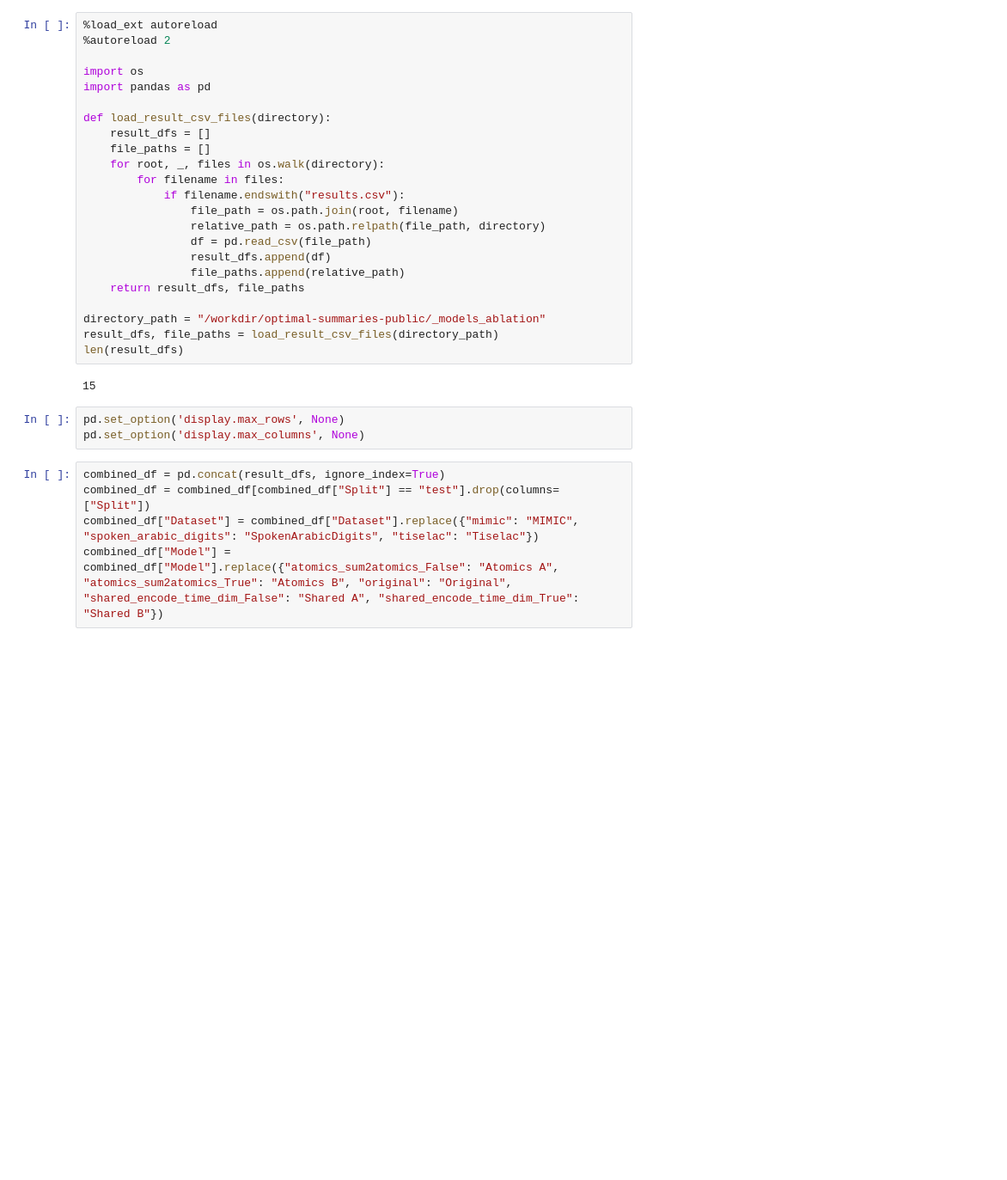
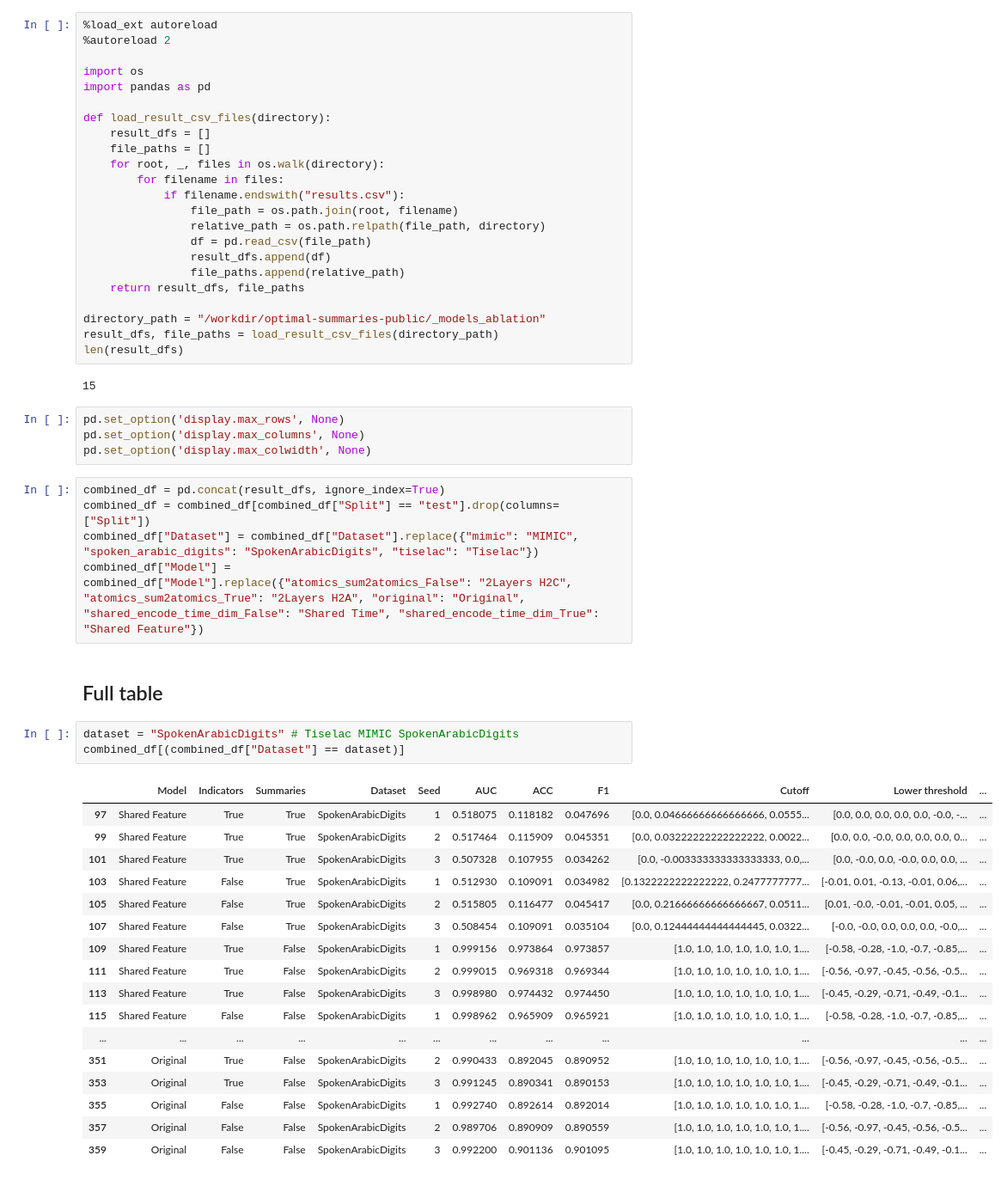
Before and after one commit to KevinArmbruster/optimal-summaries-public, a Jupyter notebook: scripts/combine_results_ablation.ipynb, the cells around one changed output. Shown at 86% size. Drawn from its saved outputs; the diff is of its cells as text; blank space fills up the shorter version.

```diff
--- a/scripts/combine_results_ablation.ipynb
+++ b/scripts/combine_results_ablation.ipynb
@@ -26,8 +26,32 @@ len(result_dfs)
 # %%
 pd.set_option('display.max_rows', None)
 pd.set_option('display.max_columns', None)
+pd.set_option('display.max_colwidth', None)
 # %%
 combined_df = pd.concat(result_dfs, ignore_index=True)
 combined_df = combined_df[combined_df["Split"] == "test"].drop(columns=["Split"])
 combined_df["Dataset"] = combined_df["Dataset"].replace({"mimic": "MIMIC", "spoken_arabic_digits": "SpokenArabicDigits", "tiselac": "Tiselac"})
-combined_df["Model"] = combined_df["Model"].replace({"atomics_sum2atomics_False": "Atomics A", "atomics_sum2atomics_True": "Atomics B", "original": "Original", "shared_encode_time_dim_False": "Shared A", "shared_encode_time_dim_True": "Shared B"})
+combined_df["Model"] = combined_df["Model"].replace({"atomics_sum2atomics_False": "2Layers H2C", "atomics_sum2atomics_True": "2Layers H2A", "original": "Original", "shared_encode_time_dim_False": "Shared Time", "shared_encode_time_dim_True": "Shared Feature"})
+# %% [markdown]
+## Full table
+# %%
+dataset = "SpokenArabicDigits" # Tiselac MIMIC SpokenArabicDigits
+combined_df[(combined_df["Dataset"] == dataset)]
+# %% [output]
+|  | Model | Indicators | Summaries | Dataset | Seed | AUC | ACC | F1 | Cutoff | Lower threshold | ... |
+| 97 | Shared Feature | True | True | SpokenArabicDigits | 1 | 0.518075 | 0.118182 | 0.047696 | [0.0, 0.04666666666666666, 0.0555... | [0.0, 0.0, 0.0, 0.0, 0.0, -0.0, -... | ... |
+| 99 | Shared Feature | True | True | SpokenArabicDigits | 2 | 0.517464 | 0.115909 | 0.045351 | [0.0, 0.03222222222222222, 0.0022... | [0.0, 0.0, -0.0, 0.0, 0.0, 0.0, 0... | ... |
+| 101 | Shared Feature | True | True | SpokenArabicDigits | 3 | 0.507328 | 0.107955 | 0.034262 | [0.0, -0.003333333333333333, 0.0,... | [0.0, -0.0, 0.0, -0.0, 0.0, 0.0, ... | ... |
+| 103 | Shared Feature | False | True | SpokenArabicDigits | 1 | 0.512930 | 0.109091 | 0.034982 | [0.1322222222222222, 0.2477777777... | [-0.01, 0.01, -0.13, -0.01, 0.06,... | ... |
+| 105 | Shared Feature | False | True | SpokenArabicDigits | 2 | 0.515805 | 0.116477 | 0.045417 | [0.0, 0.21666666666666667, 0.0511... | [0.01, -0.0, -0.01, -0.01, 0.05, ... | ... |
+| 107 | Shared Feature | False | True | SpokenArabicDigits | 3 | 0.508454 | 0.109091 | 0.035104 | [0.0, 0.12444444444444445, 0.0322... | [-0.0, -0.0, 0.0, 0.0, 0.0, -0.0,... | ... |
+| 109 | Shared Feature | True | False | SpokenArabicDigits | 1 | 0.999156 | 0.973864 | 0.973857 | [1.0, 1.0, 1.0, 1.0, 1.0, 1.0, 1.... | [-0.58, -0.28, -1.0, -0.7, -0.85,... | ... |
+| 111 | Shared Feature | True | False | SpokenArabicDigits | 2 | 0.999015 | 0.969318 | 0.969344 | [1.0, 1.0, 1.0, 1.0, 1.0, 1.0, 1.... | [-0.56, -0.97, -0.45, -0.56, -0.5... | ... |
+| 113 | Shared Feature | True | False | SpokenArabicDigits | 3 | 0.998980 | 0.974432 | 0.974450 | [1.0, 1.0, 1.0, 1.0, 1.0, 1.0, 1.... | [-0.45, -0.29, -0.71, -0.49, -0.1... | ... |
+| 115 | Shared Feature | False | False | SpokenArabicDigits | 1 | 0.998962 | 0.965909 | 0.965921 | [1.0, 1.0, 1.0, 1.0, 1.0, 1.0, 1.... | [-0.58, -0.28, -1.0, -0.7, -0.85,... | ... |
+| ... | ... | ... | ... | ... | ... | ... | ... | ... | ... | ... | ... |
+| 351 | Original | True | False | SpokenArabicDigits | 2 | 0.990433 | 0.892045 | 0.890952 | [1.0, 1.0, 1.0, 1.0, 1.0, 1.0, 1.... | [-0.56, -0.97, -0.45, -0.56, -0.5... | ... |
+| 353 | Original | True | False | SpokenArabicDigits | 3 | 0.991245 | 0.890341 | 0.890153 | [1.0, 1.0, 1.0, 1.0, 1.0, 1.0, 1.... | [-0.45, -0.29, -0.71, -0.49, -0.1... | ... |
+| 355 | Original | False | False | SpokenArabicDigits | 1 | 0.992740 | 0.892614 | 0.892014 | [1.0, 1.0, 1.0, 1.0, 1.0, 1.0, 1.... | [-0.58, -0.28, -1.0, -0.7, -0.85,... | ... |
+| 357 | Original | False | False | SpokenArabicDigits | 2 | 0.989706 | 0.890909 | 0.890559 | [1.0, 1.0, 1.0, 1.0, 1.0, 1.0, 1.... | [-0.56, -0.97, -0.45, -0.56, -0.5... | ... |
+| 359 | Original | False | False | SpokenArabicDigits | 3 | 0.992200 | 0.901136 | 0.901095 | [1.0, 1.0, 1.0, 1.0, 1.0, 1.0, 1.... | [-0.45, -0.29, -0.71, -0.49, -0.1... | ... |
```
Also changed, not shown: parts of 7 cells of this notebook, 25 other files.
